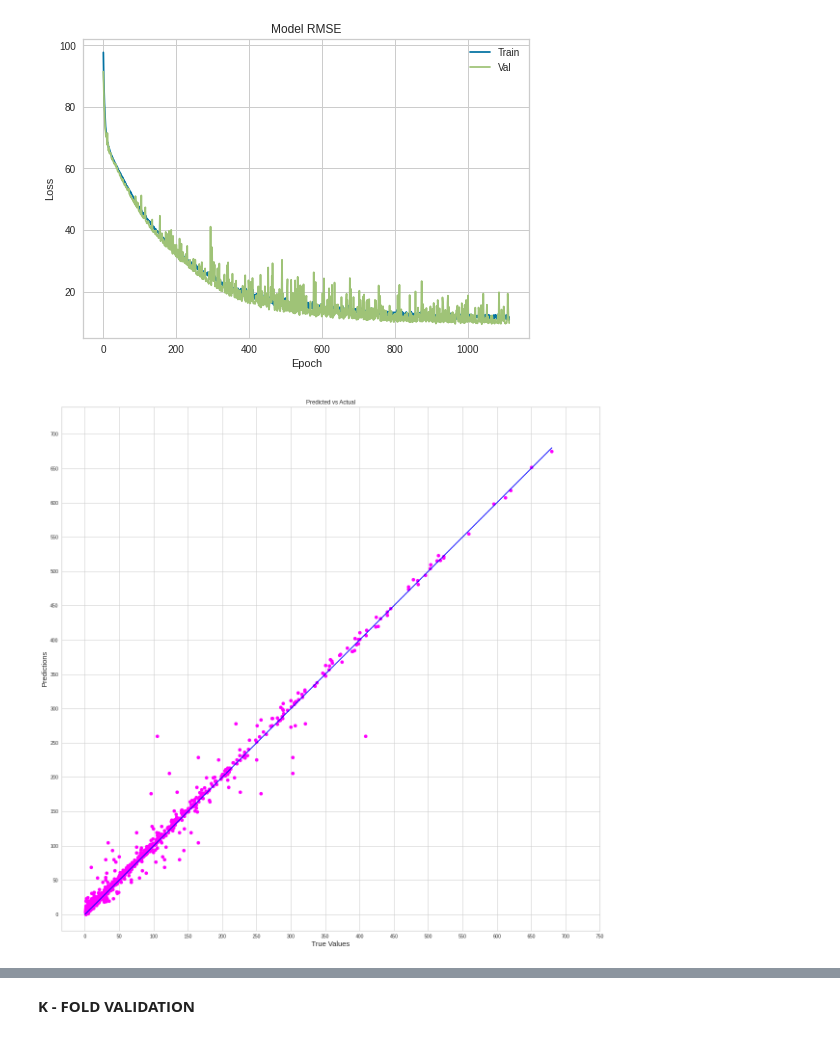
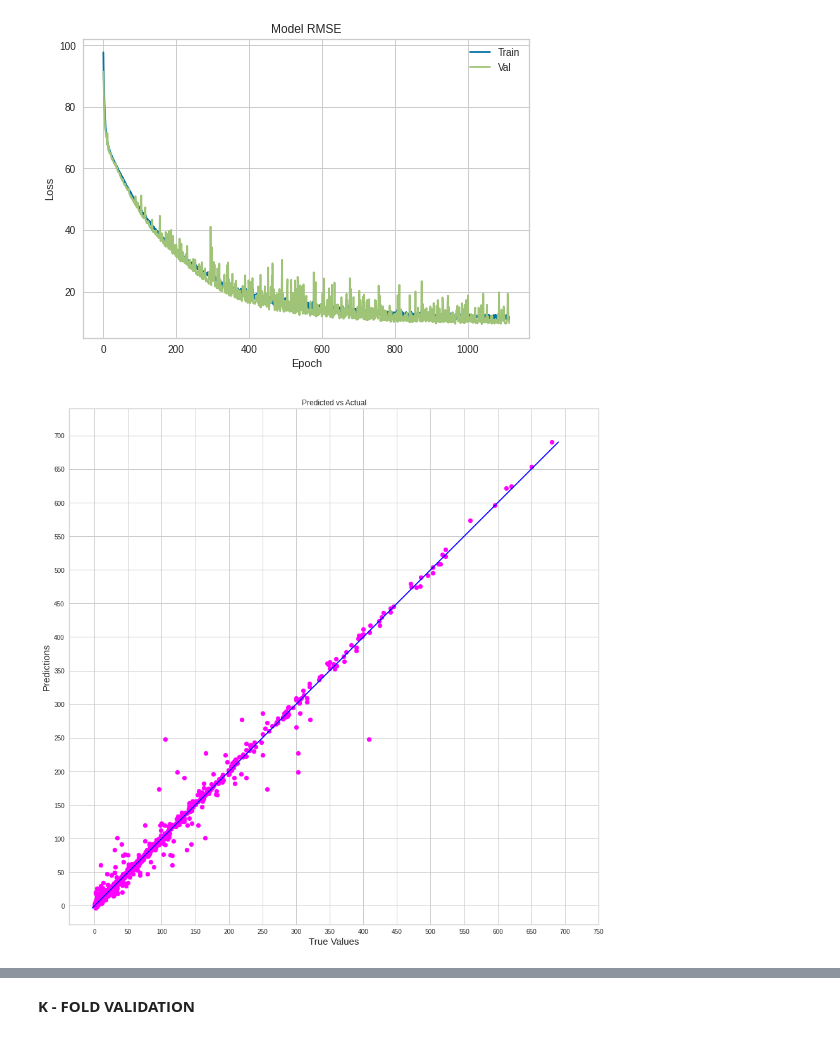
Before and after one commit to Swayamprakashpatel/Sol_ME, a Jupyter notebook: Sol_ME.ipynb, the cells around one changed output, grey strips where cells are left out. Cells and saved outputs as stored; diff of their text form; code cells hidden in the pictures.

```diff
--- a/Sol_ME.ipynb
+++ b/Sol_ME.ipynb
@@ -135,24 +139,24 @@ plt.savefig('Training.svg', dpi = 600)
 # %%
 from sklearn.metrics import r2_score
 true_value = Y
 predicted_value = model.predict(X)
 
-plt.figure(figsize=(20,20))
+plt.figure(figsize=(15,15))
 plt.scatter(true_value, predicted_value, c='magenta')
 plt.yscale('linear')
 plt.xscale('linear')
 
 p1 = max(max(predicted_value), max(true_value))
 p2 = min(min(predicted_value), min(true_value))
 plt.plot([p1, p2], [p1, p2], 'blue')
 plt.xlabel('True Values', fontsize=15)
 plt.ylabel('Predictions', fontsize=15)
 plt.axis('equal')
 plt.title('Predicted vs Actual')
 plt.annotate("r-squared = {:.3f}".format(r2_score(true_value, predicted_value)), (1,750), )
 plt.xticks( range(0,800,50) )
 plt.yticks( range(0,800,50) )
 #plt.show()
-plt.savefig('P_A.svg', dpi = 600)
+plt.savefig('P_A_1.eps', dpi = 600)
 # %% [output]
-[figure, old version]
+[figure, new version]
```
Also changed, not shown: parts of 4 cells of this notebook.
